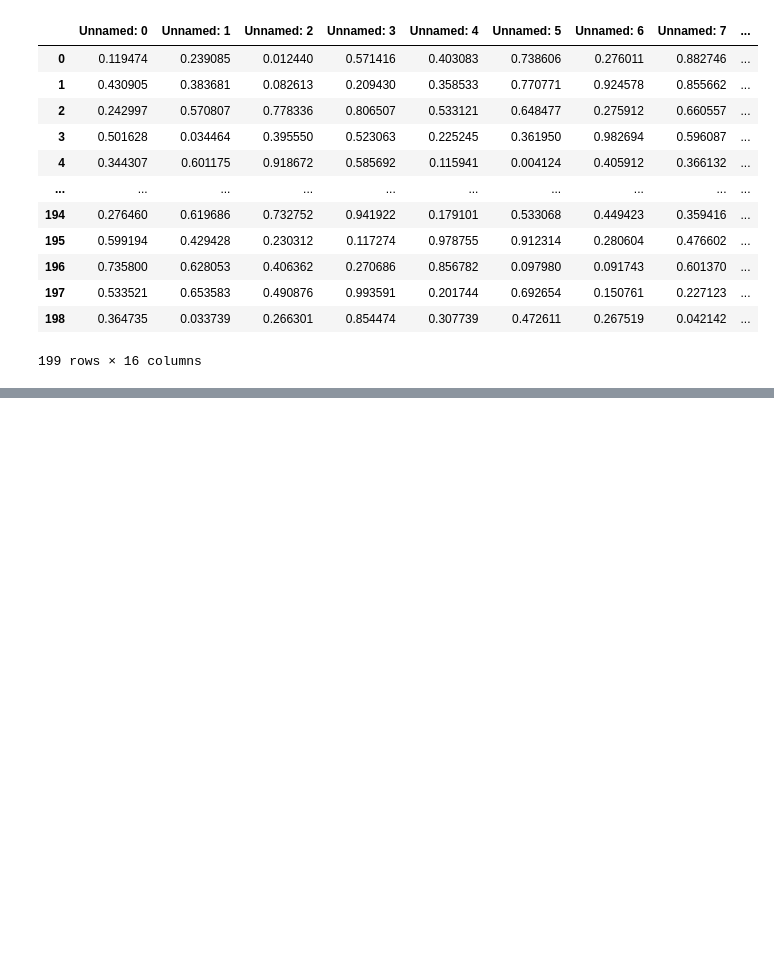
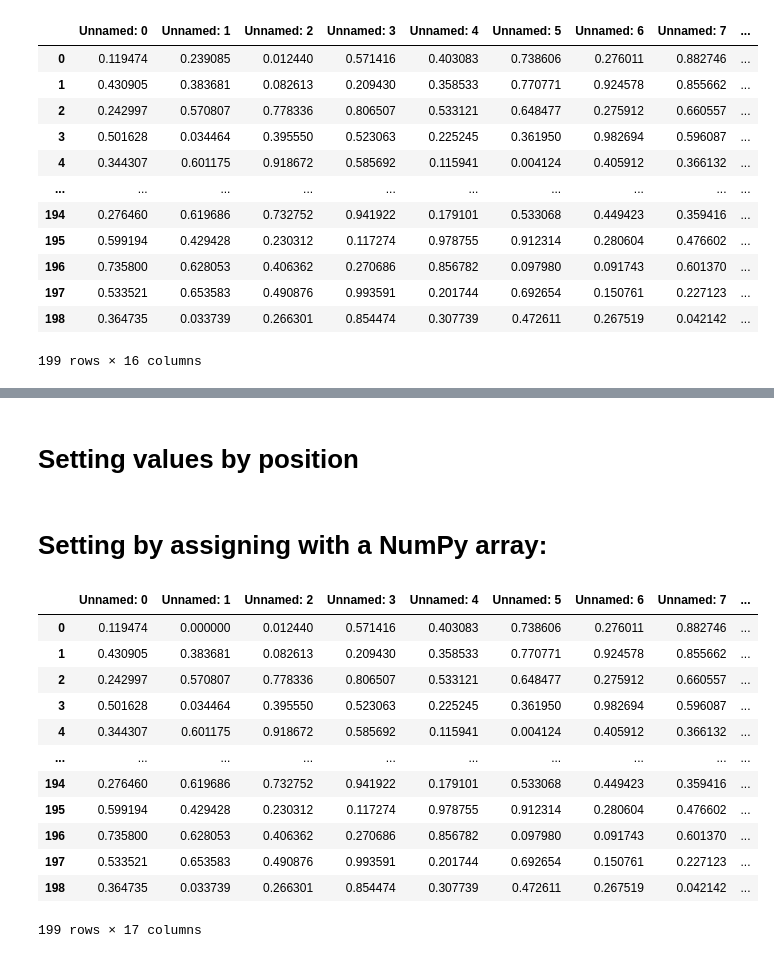
Before and after one commit to TouseefDataScientist/Artificialintelligence, a Jupyter notebook: practice 2.ipynb, the cells around one changed output, grey strips where cells are left out. Drawn from its saved outputs; the diff is of its cells as text; code cells hidden in the pictures; blank space fills up the shorter version.

```diff
--- a/practice 2.ipynb
+++ b/practice 2.ipynb
@@ -229,0 +375,24 @@ df[df["English"] > 0]
+# %% [markdown]
+# Setting values by position
+# %%
+df.iat[0, 1] = 0
+# %% [markdown]
+# Setting by assigning with a NumPy array:
+# %%
+df.loc[:, "D"] = np.array([5] * len(df))
+# %%
+df
+# %% [output]
+|  | Unnamed: 0 | Unnamed: 1 | Unnamed: 2 | Unnamed: 3 | Unnamed: 4 | Unnamed: 5 | Unnamed: 6 | Unnamed: 7 | ... |
+| 0 | 0.119474 | 0.000000 | 0.012440 | 0.571416 | 0.403083 | 0.738606 | 0.276011 | 0.882746 | ... |
+| 1 | 0.430905 | 0.383681 | 0.082613 | 0.209430 | 0.358533 | 0.770771 | 0.924578 | 0.855662 | ... |
+| 2 | 0.242997 | 0.570807 | 0.778336 | 0.806507 | 0.533121 | 0.648477 | 0.275912 | 0.660557 | ... |
+| 3 | 0.501628 | 0.034464 | 0.395550 | 0.523063 | 0.225245 | 0.361950 | 0.982694 | 0.596087 | ... |
+| 4 | 0.344307 | 0.601175 | 0.918672 | 0.585692 | 0.115941 | 0.004124 | 0.405912 | 0.366132 | ... |
+| ... | ... | ... | ... | ... | ... | ... | ... | ... | ... |
+| 194 | 0.276460 | 0.619686 | 0.732752 | 0.941922 | 0.179101 | 0.533068 | 0.449423 | 0.359416 | ... |
+| 195 | 0.599194 | 0.429428 | 0.230312 | 0.117274 | 0.978755 | 0.912314 | 0.280604 | 0.476602 | ... |
+| 196 | 0.735800 | 0.628053 | 0.406362 | 0.270686 | 0.856782 | 0.097980 | 0.091743 | 0.601370 | ... |
+| 197 | 0.533521 | 0.653583 | 0.490876 | 0.993591 | 0.201744 | 0.692654 | 0.150761 | 0.227123 | ... |
+| 198 | 0.364735 | 0.033739 | 0.266301 | 0.854474 | 0.307739 | 0.472611 | 0.267519 | 0.042142 | ... |
+199 rows × 17 columns
```
Also changed, not shown: parts of 52 cells of this notebook.
